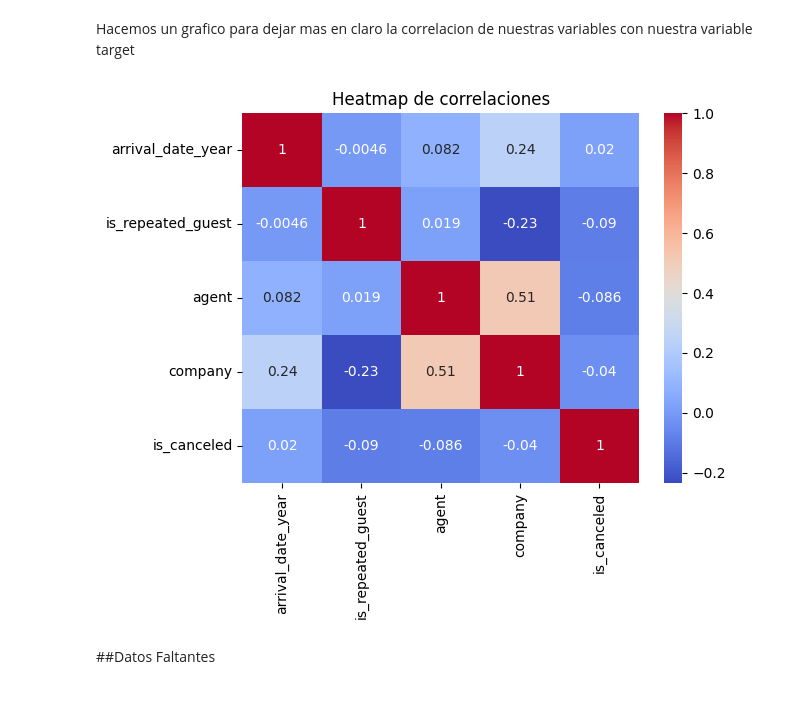
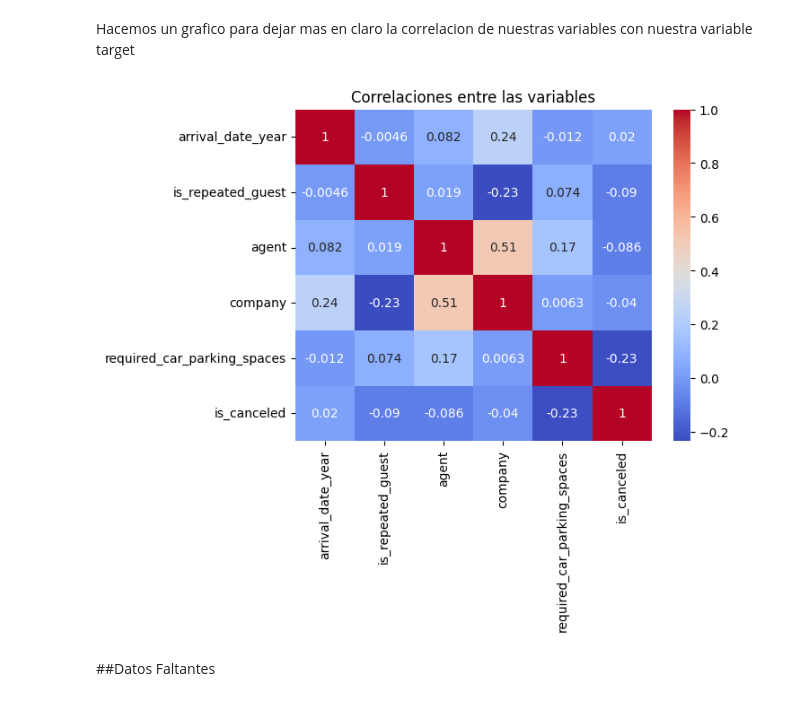
Before and after one commit to franciscoL0pez/TrabajosPracticosOrganizacionDeDatos1C2023, a Jupyter notebook: Tp_1.ipynb, the cells around one changed output. Drawn from its saved outputs; the diff is of its cells as text; code cells hidden in the pictures.

Commit message:
Cambio el tipo de las variables y añado los graficos de correlaciones

```diff
--- a/Tp_1.ipynb
+++ b/Tp_1.ipynb
@@ -23,8 +43,8 @@ df_hotels_train = pd.read_csv('drive/MyDrive/hotels_train.csv')
 # %% [markdown]
 ##Mostramos las variables cuantitativas
 # %%
-lista_cuantitativas = ['adults','children', 'babies','previous_cancellations','previous_bookings_not_canceled','booking_changes','adr','required_car_parking_spaces','total_of_special_requests',  'lead_time','arrival_date_week_number','arrival_date_day_of_month','stays_in_weekend_nights','stays_in_week_nights', 'days_in_waiting_list']
+lista_cuantitativas = ['adults','children', 'babies','previous_cancellations','previous_bookings_not_canceled','booking_changes','adr','total_of_special_requests',  'lead_time','arrival_date_week_number','arrival_date_day_of_month','stays_in_weekend_nights','stays_in_week_nights', 'days_in_waiting_list']
 df_cuantitativas = df_hotels_train[lista_cuantitativas] #Primero separamos las cuantitvas
-df_cuantitativas
+df_cuantitativas.head(5)
 # %% [output]
 |  | adults | children | babies | previous_cancellations | previous_bookings_not_canceled | booking_changes | adr | ... |
@@ -199,11 +206,11 @@ Hacemos un grafico para dejar mas en claro la correlacion de nuestras variables
 # %%
 corr_matrix = df_hotels_train.drop(lista_cuantitativas, axis=1).corr()
 sns.heatmap(corr_matrix, annot=True, cmap='coolwarm')
 
 # personalizar el heatmap
-plt.title('Heatmap de correlaciones')
+plt.title('Correlaciones entre las variables')
 plt.show()
 # %% [output]
-[figure, old version]
+[figure, new version]
 # %% [markdown]
 ##Datos Faltantes
```
Also changed, not shown: parts of 12 cells of this notebook.
